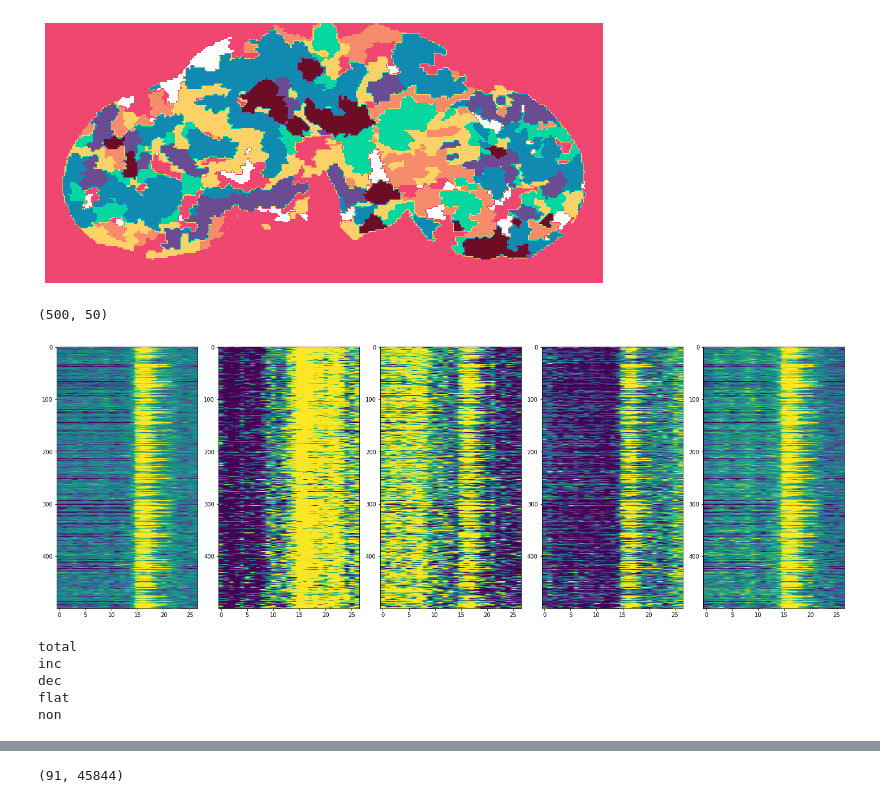
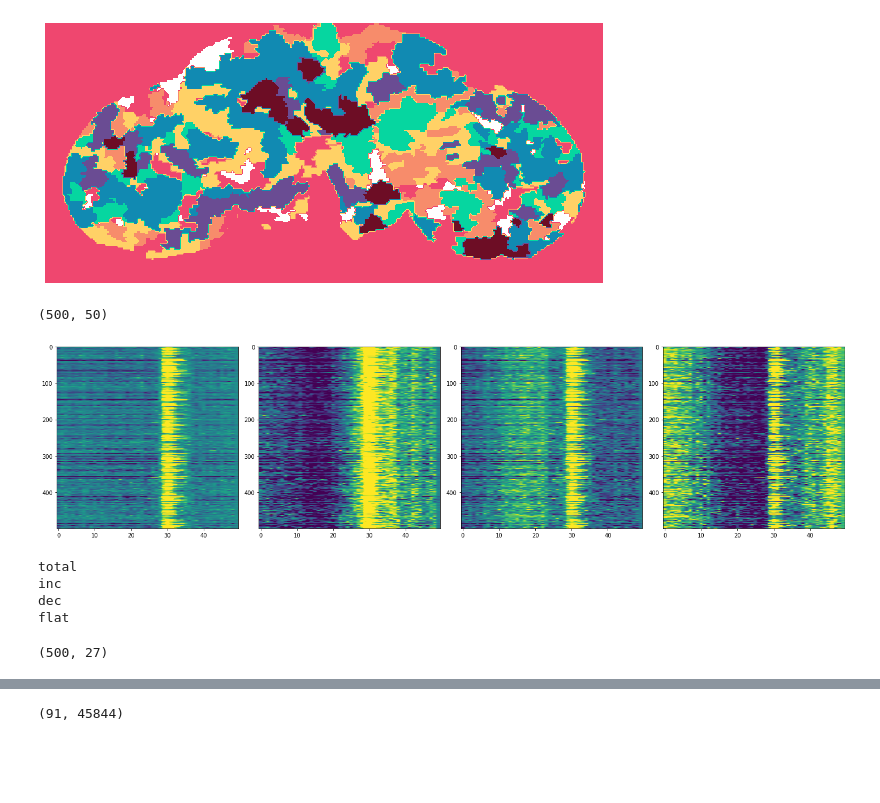
Before and after one commit to ClandininLab/brainsss, a Jupyter notebook: notebooks/20260310_look@brains.ipynb, the cells around one changed output, grey strips where cells are left out. Drawn from its saved outputs; the diff is of its cells as text; code cells hidden in the pictures; blank space fills up the shorter version.

```diff
--- a/notebooks/20260310_look@brains.ipynb
+++ b/notebooks/20260310_look@brains.ipynb
@@ -54,7 +54,7 @@ save_dir=os.path.join(later_dir,'figs')
 # Suppress RuntimeWarning
 warnings.filterwarnings('ignore', category=RuntimeWarning)
 # %%
-event1='fixed_best_final'
+event1='fixed_10flies_final'
 # event2='best'
 n_clusters=500
 label_files=[]
@@ -123,54 +123,58 @@ plt.axis('off')
 # %% [output]
 (-0.5, 313.5, 145.5, -0.5)
 [figure]
+# %%
+be_list=np.array(list(five_sec.keys()))
+five_sec[be_list[0]].shape
+# %% [output]
+(500, 50)
 # %%
 fixed = brainsss.load_fda_meanbrain()
 behaviors=list(five_sec.keys())
-# %%
-five_sec['inc'].shape
-# %% [output]
-(500, 50)
 # %%
 # ax_ap=0.1
 # superclust_dict=best
 # fig,axs=plt.subplots(1,3,figsize=(10,10))
 # axs[0].imshow(superclust_dict['inc'], vmax=0.01,vmin=-0.01)
 # axs[0].set_aspect(ax_ap)
 # axs[1].imshow(superclust_dict['dec'],  vmax=0.01,vmin=-0.01)
 # axs[1].set_aspect(ax_ap)
 # axs[2].imshow(superclust_dict['flat'],  vmax=0.01,vmin=-0.01)
 # axs[2].set_aspect(ax_ap)
 # plt.tight_layout()
 
 ax_ap=0.1
 start=15
 end=40
 superclust_dict=five_sec
 fig,axs=plt.subplots(1,len(behaviors),figsize=(20,10))
 for i,behave in enumerate(behaviors):
-    axs[i].imshow(superclust_dict[behave][:,14:41], vmax=0.01,vmin=-0.01)
+    axs[i].imshow(superclust_dict[behave], vmax=0.01,vmin=-0.01)
     axs[i].set_aspect(ax_ap)
 plt.tight_layout()
 # %% [output]
-[figure, old version]
+[figure, new version]
 # %%
 superclust_dict_trim={}
 for behavior in five_sec:
 #     print(behavior)
-    signals_total=five_sec[behavior][:,14:41]
+    signals_total=five_sec[behavior]
     superclust_dict_trim[behavior]=signals_total
 
 superclust_dict_z={}
 for behavior in five_sec:
     print(behavior)
-    signals_total_z=scipy.stats.zscore(five_sec[behavior],axis=1)
+    signals_total_z=scipy.stats.zscore(five_sec[behavior][:,14:41],axis=1)#
     superclust_dict_z[behavior]=signals_total_z
 # %% [output]
 total
 inc
 dec
 flat
-non
+# %%
+superclust_dict_z[behavior].shape
+# %% [output]
+(500, 27)
 # %%
 ax_ap=0.07
 vmax=1
```
Also changed, not shown: parts of 12 cells of this notebook, 13 other files.
